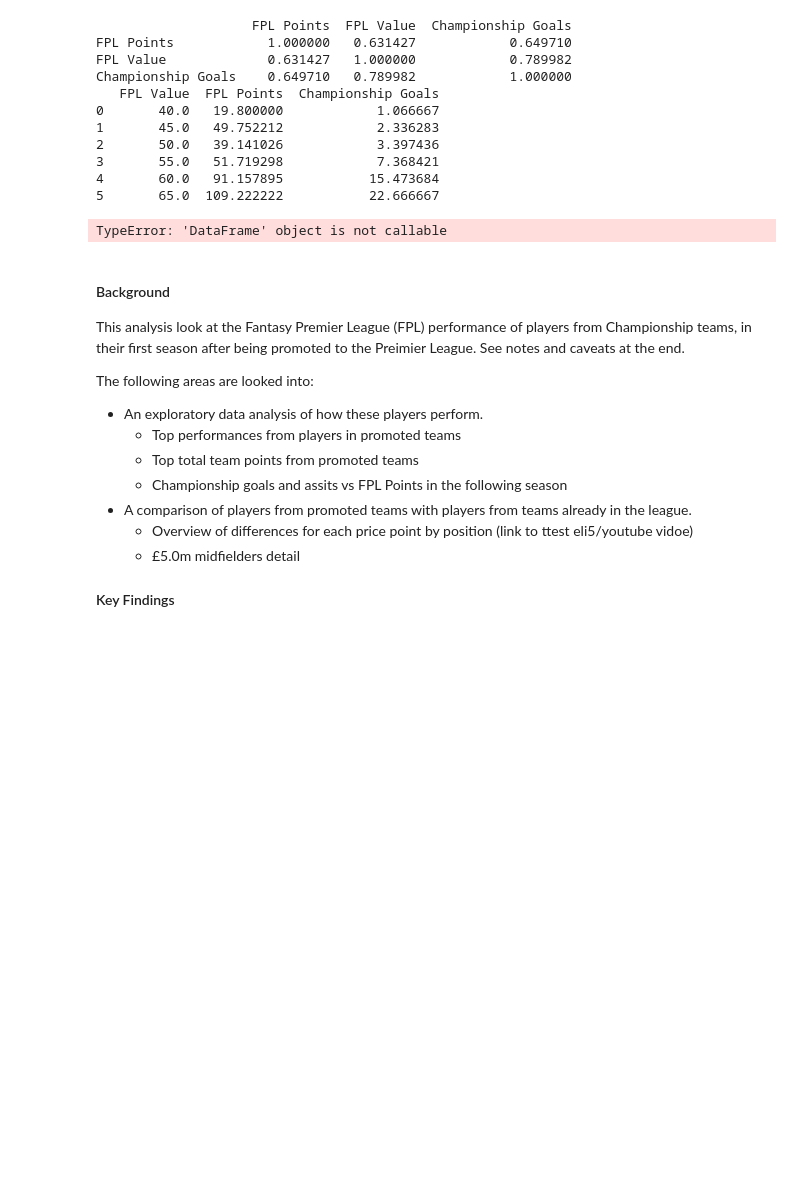
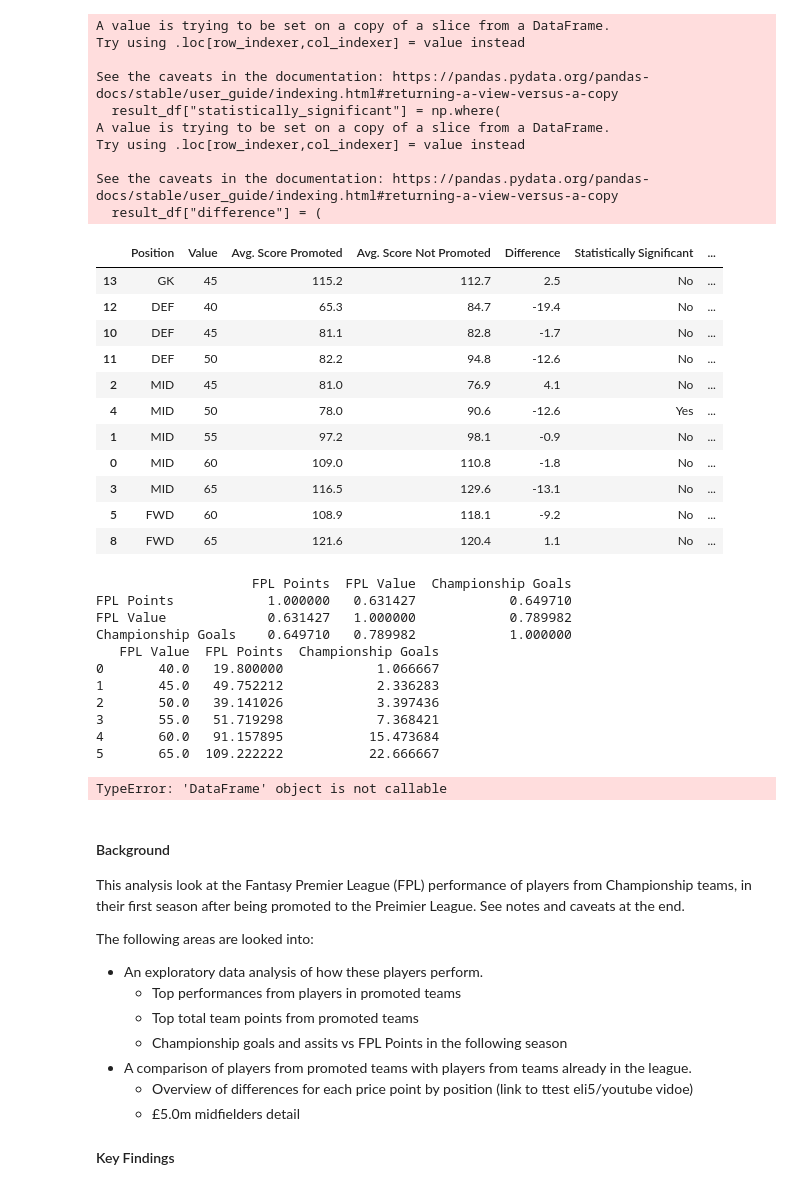
Before and after one commit to EdwardAnalytics/fpl-championship-analysis, a Jupyter notebook: notebooks/report.ipynb, the cells around one changed output. Cells and saved outputs as stored; diff of their text form; code cells hidden in the pictures; blank space fills up the shorter version.

```diff
--- a/notebooks/report.ipynb
+++ b/notebooks/report.ipynb
@@ -26,0 +5,19 @@ plt.savefig('assets/fwd_correlation_heatmap.png', bbox_inches='tight')
+# %%
+from src.data_prep.join_data import load_combine_fpl_data
+
+from src.tools.yaml_loader import load_yaml_file
+
+# Load parameters
+file_path = "conf/parameters.yaml"
+parameters = load_yaml_file(file_path)
+number_gameweeks_played_min = parameters["number_gameweeks_played_min"]
+import pandas as pd
+fpl_data = pd.read_csv("data/fpl_data/joined/seasons_joined.csv")
+# Filter to only players who have played more than the specified
+df = fpl_data[fpl_data["count_gws_min_minutes"] >= number_gameweeks_played_min]
+
+# Drop Cole Palmer anomoly season
+#df = fpl_data.drop(fpl_data[(fpl_data["name"] == "Cole Palmer") & (fpl_data["season"] == "2023-24")].index)
+
+team_strength_threshold =5
+#df = df[df['team_strength']<=team_strength_threshold]
@@ -27,3 +109,39 @@ plt.savefig('assets/fwd_correlation_heatmap.png', bbox_inches='tight')
+# %%
+#df = df.drop(df[(df["name"] == "Cole Palmer") & (df["season"] == "2023-24")].index)
+
+# Perform t-tests
+team_strength_threshold = 5
+result_df = perform_ttest_on_df(df, team_strength_threshold=team_strength_threshold)
+
+# Sample size filter
+sample_size_threshold = 20
+result_df = format_result(
+    result_df=result_df, sample_size_threshold=sample_size_threshold, export_csv=True
+)
+result_df
+# %% [output]
+A value is trying to be set on a copy of a slice from a DataFrame.
+Try using .loc[row_indexer,col_indexer] = value instead
+
+See the caveats in the documentation: https://pandas.pydata.org/pandas-docs/stable/user_guide/indexing.html#returning-a-view-versus-a-copy
+  result_df["statistically_significant"] = np.where(
+A value is trying to be set on a copy of a slice from a DataFrame.
+Try using .loc[row_indexer,col_indexer] = value instead
+
+See the caveats in the documentation: https://pandas.pydata.org/pandas-docs/stable/user_guide/indexing.html#returning-a-view-versus-a-copy
+  result_df["difference"] = (
+|  | Position | Value | Avg. Score Promoted | Avg. Score Not Promoted | Difference | Statistically Significant | ... |
+| 13 | GK | 45 | 115.2 | 112.7 | 2.5 | No | ... |
+| 12 | DEF | 40 | 65.3 | 84.7 | -19.4 | No | ... |
+| 10 | DEF | 45 | 81.1 | 82.8 | -1.7 | No | ... |
+| 11 | DEF | 50 | 82.2 | 94.8 | -12.6 | No | ... |
+| 2 | MID | 45 | 81.0 | 76.9 | 4.1 | No | ... |
+| 4 | MID | 50 | 78.0 | 90.6 | -12.6 | Yes | ... |
+| 1 | MID | 55 | 97.2 | 98.1 | -0.9 | No | ... |
+| 0 | MID | 60 | 109.0 | 110.8 | -1.8 | No | ... |
+| 3 | MID | 65 | 116.5 | 129.6 | -13.1 | No | ... |
+| 5 | FWD | 60 | 108.9 | 118.1 | -9.2 | No | ... |
+| 8 | FWD | 65 | 121.6 | 120.4 | 1.1 | No | ... |
 # %%
 df = goals_championship_fpl_points[(goals_championship_fpl_points['Position']=='FWD') ]
 
```
Also changed, not shown: parts of 5 cells of this notebook, 8 other files.
